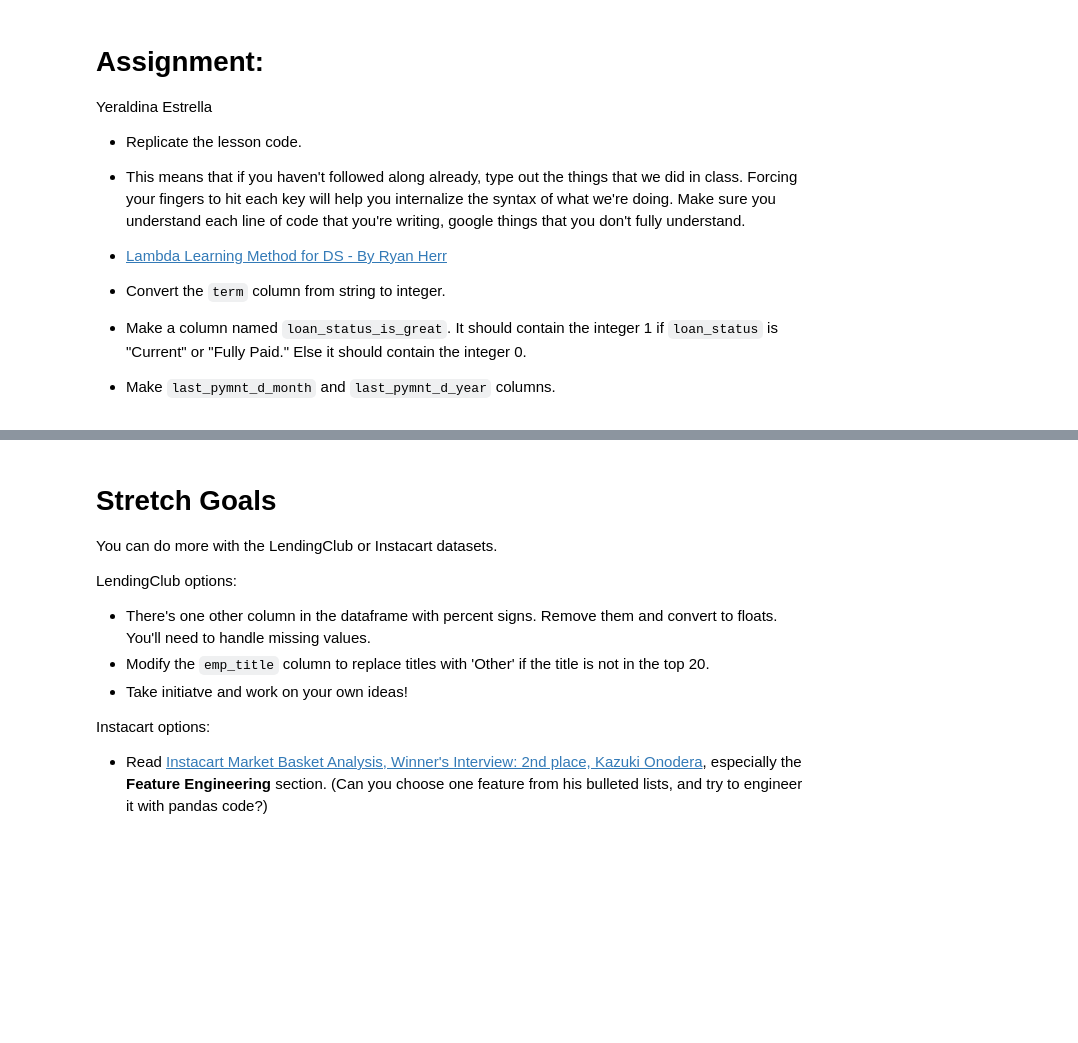
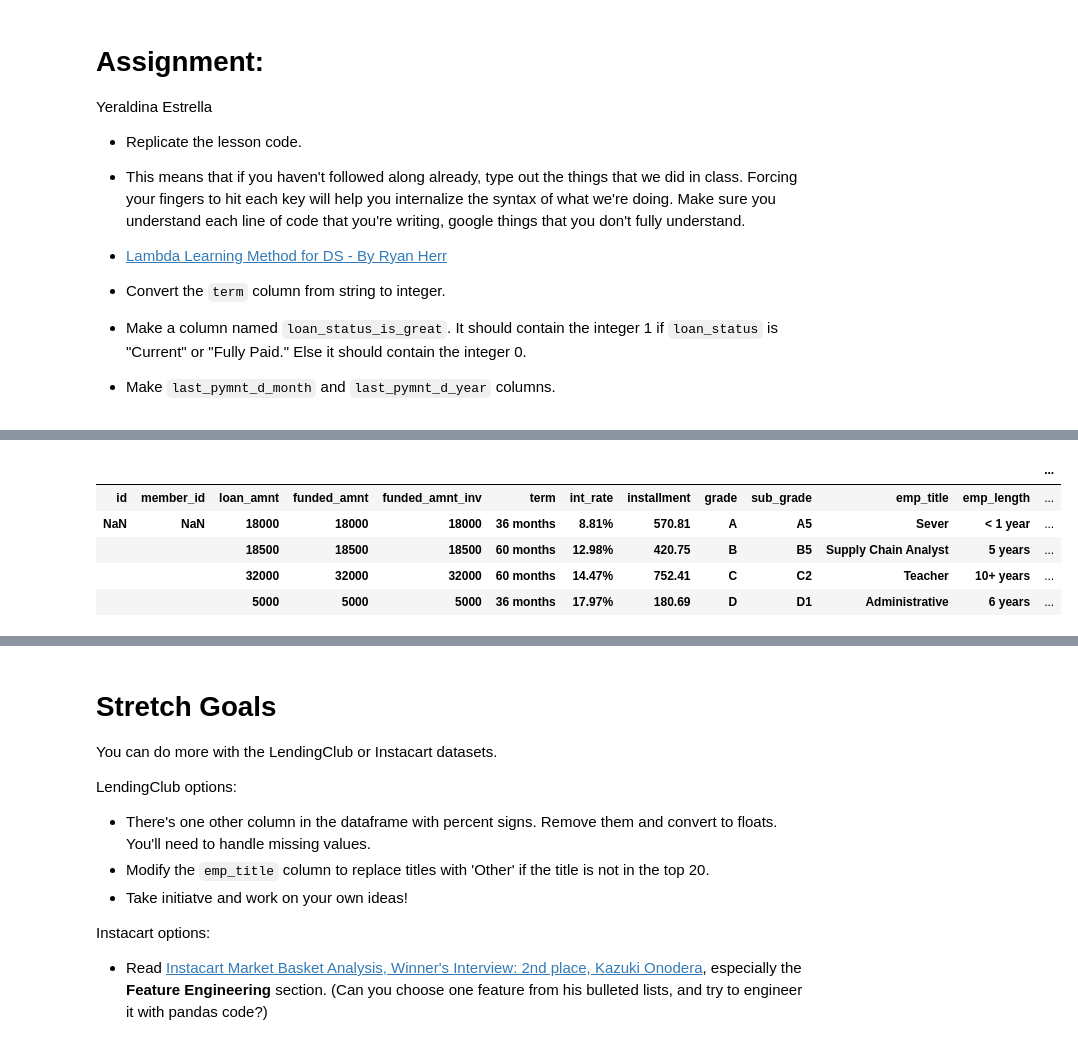
Before and after one commit to yestrella14/DS-Unit-1-Sprint-1-Data-Wrangling-and-Storytelling, a Jupyter notebook: LS_DS_112_Make_Features_Assignment.ipynb, the cells around one changed output, grey strips where cells are left out. Cells and saved outputs as stored; diff of their text form; code cells hidden in the pictures; blank space fills up the shorter version.

```diff
--- a/LS_DS_112_Make_Features_Assignment.ipynb
+++ b/LS_DS_112_Make_Features_Assignment.ipynb
@@ -18,0 +56,3 @@ Yeraldina Estrella
+# %%
+#Increase the max row to display
+pd.set_option('display.max_rows', 100)
@@ -18,0 +368,11 @@ Yeraldina Estrella
+# %%
+# Read in the CSV
+loans = pd.read_csv('LoanStats_2018Q4.csv')
+loans.head()
+# %% [output]
+|  |  |  |  |  |  |  |  |  |  |  |  | ... |
+| id | member_id | loan_amnt | funded_amnt | funded_amnt_inv | term | int_rate | installment | grade | sub_grade | emp_title | emp_length | ... |
+| NaN | NaN | 18000 | 18000 | 18000 | 36 months | 8.81% | 570.81 | A | A5 | Sever | < 1 year | ... |
+|  |  | 18500 | 18500 | 18500 | 60 months | 12.98% | 420.75 | B | B5 | Supply Chain Analyst | 5 years | ... |
+|  |  | 32000 | 32000 | 32000 | 60 months | 14.47% | 752.41 | C | C2 | Teacher | 10+ years | ... |
+|  |  | 5000 | 5000 | 5000 | 36 months | 17.97% | 180.69 | D | D1 | Administrative | 6 years | ... |
```
Also changed, not shown: parts of 67 cells of this notebook.
